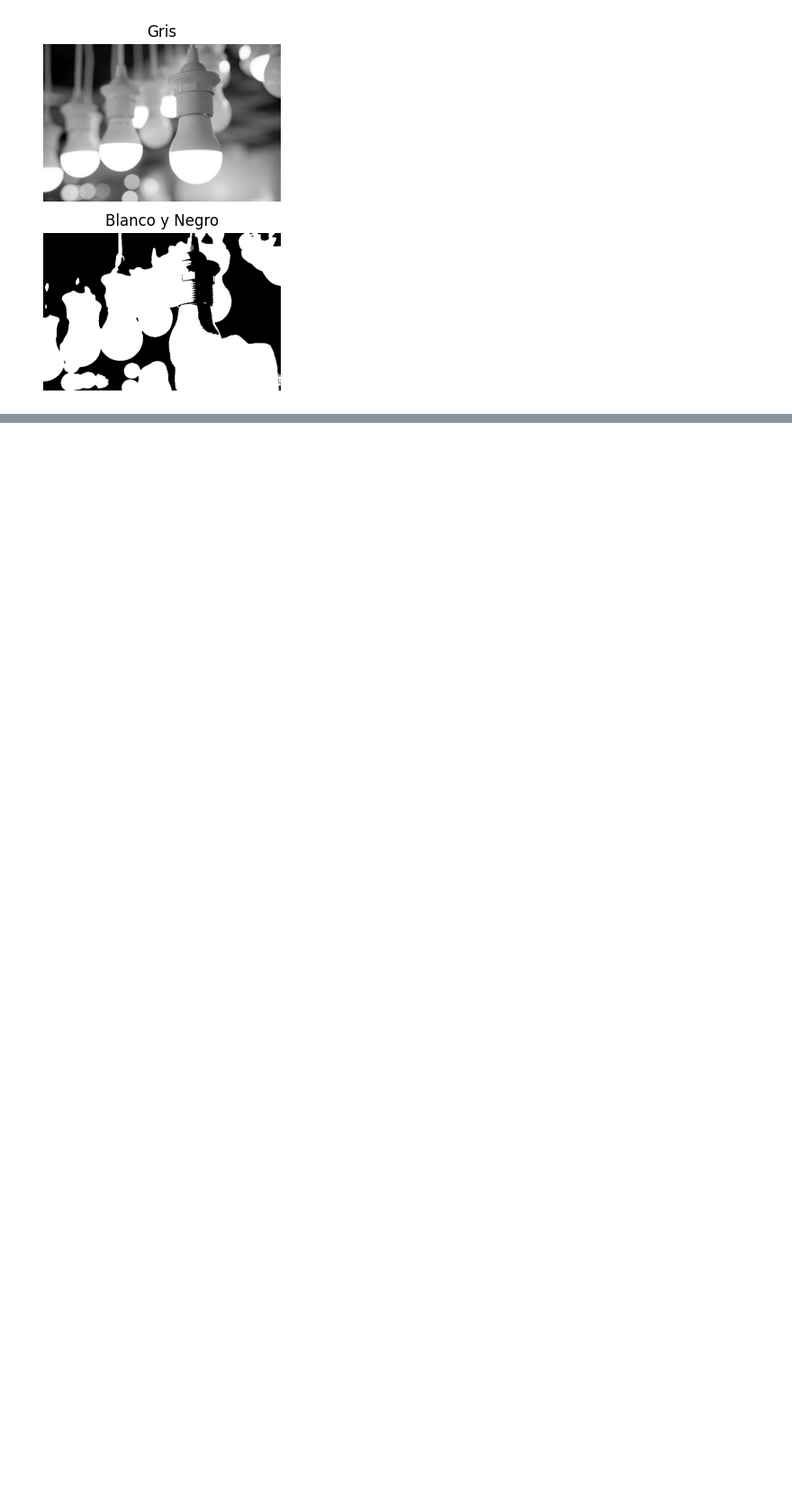
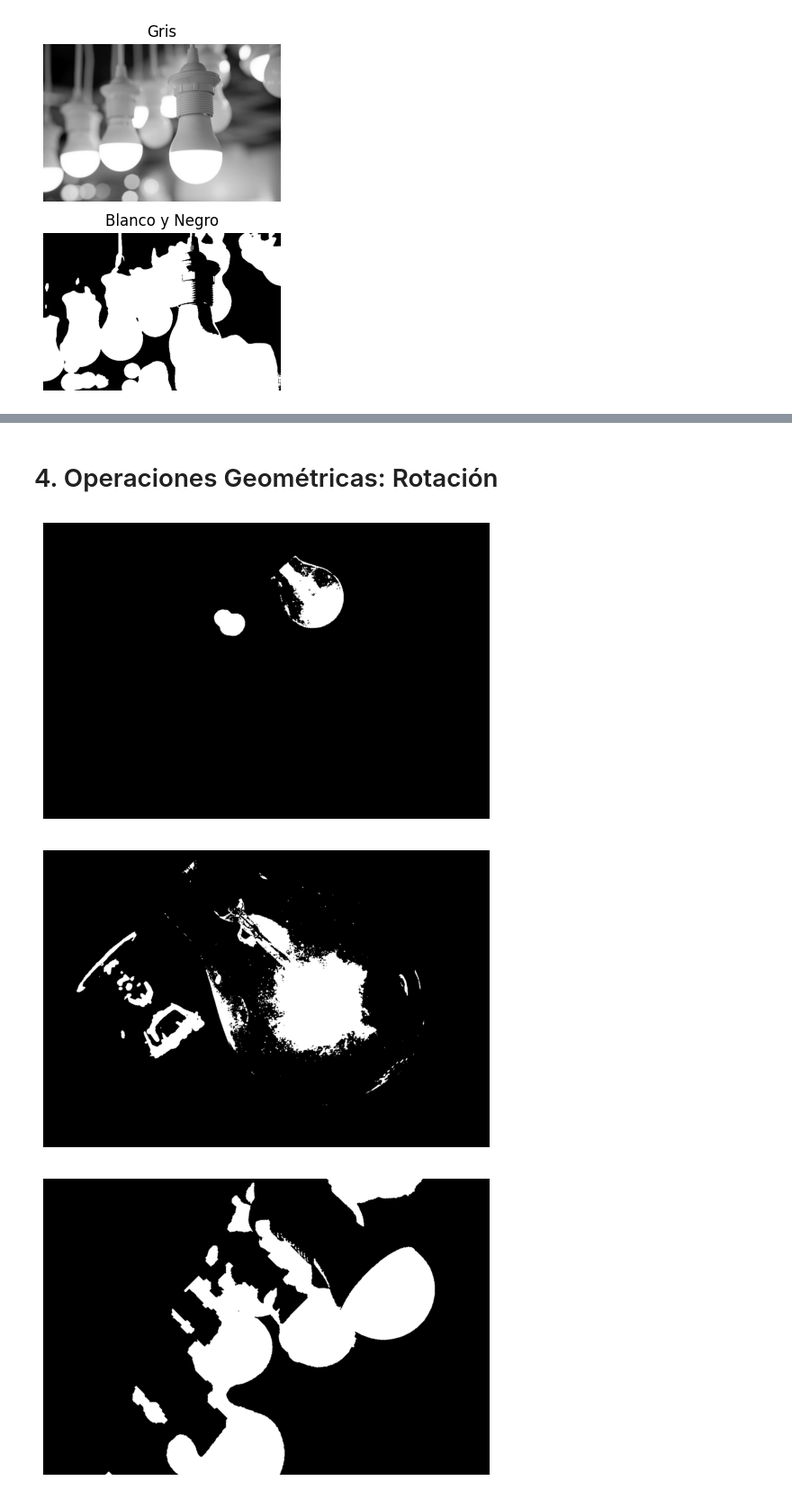
Before and after one commit to BrandonBrandon-alt/parcial1_visualizacion, a Jupyter notebook: algoritmos/Operaciones.ipynb, the cells around one changed output, grey strips where cells are left out. Shown at 90% size. Drawn from its saved outputs; the diff is of its cells as text; code cells hidden in the pictures; blank space fills up the shorter version.

```diff
--- a/algoritmos/Operaciones.ipynb
+++ b/algoritmos/Operaciones.ipynb
@@ -68,0 +103,42 @@ for i in range(len(imagenes)):
+# %% [markdown]
+# 4. Operaciones Geométricas: Rotación
+# %%
+import cv2
+
+
+# Cargar las imagenes binarizadas
+imagenes = [
+    '../image/resultados/operaciones/binaria/imagenes-binaria1.png',
+    '../image/resultados/operaciones/binaria/imagenes-binaria2.png',
+    '../image/resultados/operaciones/binaria/imagenes-binaria3.png',
+    '../image/resultados/operaciones/binaria/imagenes-binaria4.png'
+]
+
+
+for i in range(len(imagenes)):
+    # Leer la imagen desde la ruta
+    img = cv2.imread(imagenes[i], cv2.IMREAD_COLOR)
+
+
+    # Obtener las dimensiones de la imagen
+    (h, w) = img.shape[:2]
+
+    # Establecer el centro de la imagen para rotarla
+    center = (w // 2, h // 2)
+
+    # Crear la matriz de rotación (por ejemplo, 45 grados)
+    M = cv2.getRotationMatrix2D(center, 45, 1.0)
+
+    # Rotar la imagen
+    rotated_img = cv2.warpAffine(img, M, (w, h))
+
+    # Mostrar la imagen rotada
+    plt.imshow(rotated_img)
+    plt.axis('off')  # Ocultar los ejes
+    plt.show()
+    # Guardar la imagenes  rotadas
+    cv2.imwrite("../image/resultados/operaciones/rotacion/imagenes-rotada" + str(i+1) + ".png", rotated_img)
+# %% [output]
+[figure, added]
+[figure, added]
+[figure, added]
```
Also changed, not shown: parts of 8 cells of this notebook, 16 other files.
